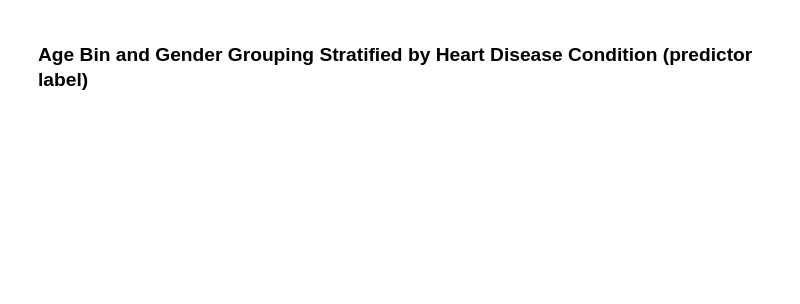
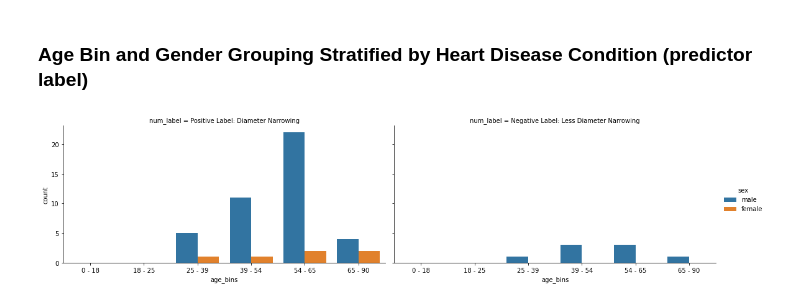
Before and after one commit to TRoboto/Udacity, a Jupyter notebook: AI for Healthcare Nanodegree/Exercise - Analyze Dataset/Compare_Demographics_Exercise.ipynb, the cells around one changed output. Cells and saved outputs as stored; diff of their text form; code cells hidden in the pictures; blank space fills up the shorter version.

```diff
--- a/AI for Healthcare Nanodegree/Exercise - Analyze Dataset/Compare_Demographics_Exercise.ipynb
+++ b/AI for Healthcare Nanodegree/Exercise - Analyze Dataset/Compare_Demographics_Exercise.ipynb
@@ -50,0 +78,6 @@ demo_df = subset_df[demo_features]
+# %%
+g = sns.catplot(x="age_bins", hue="sex", col="num_label",
+                data=demo_df, kind="count",
+                height=4, aspect=1.9);
+# %% [output]
+[figure, added]
```
Also changed, not shown: parts of 13 cells of this notebook.
